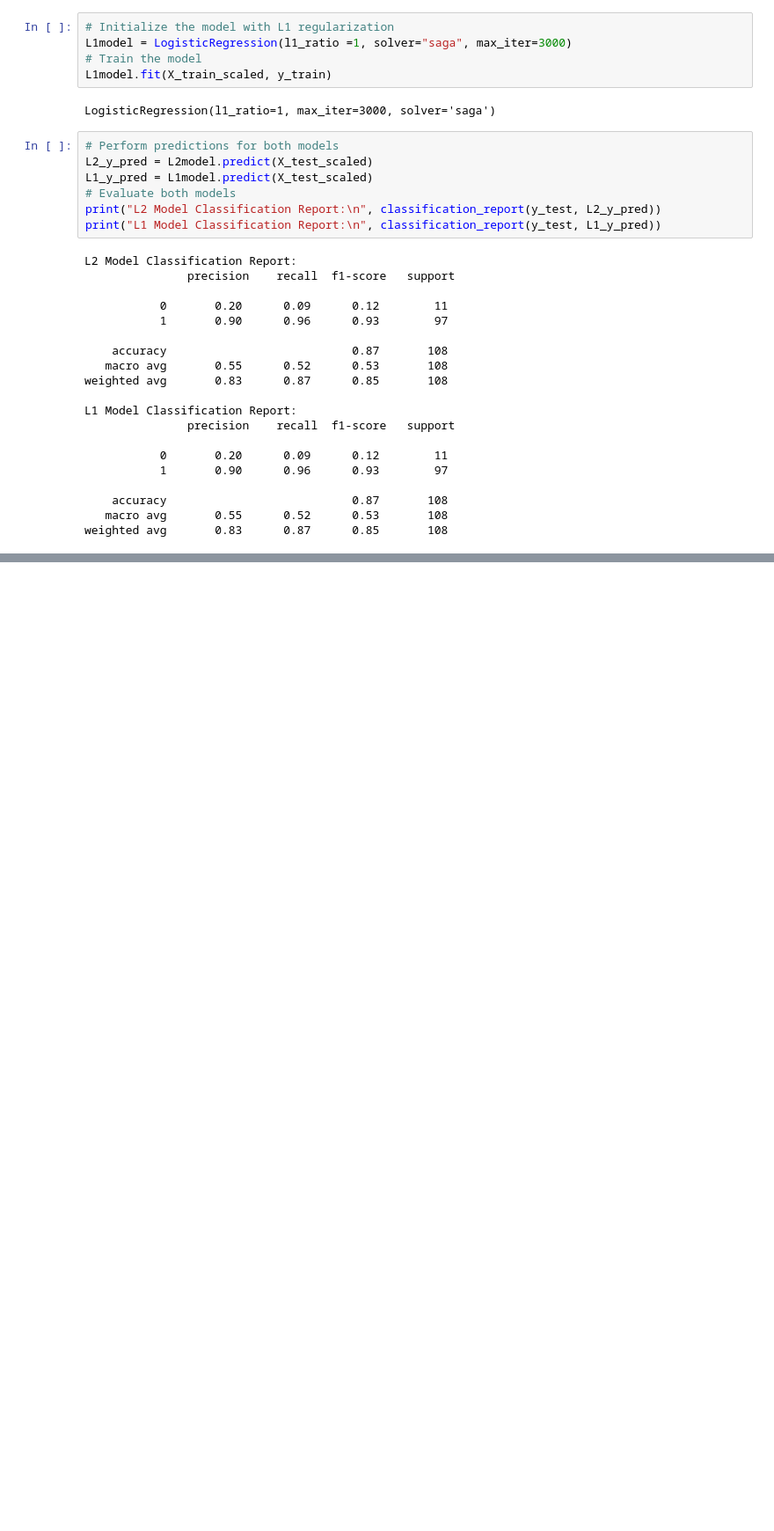
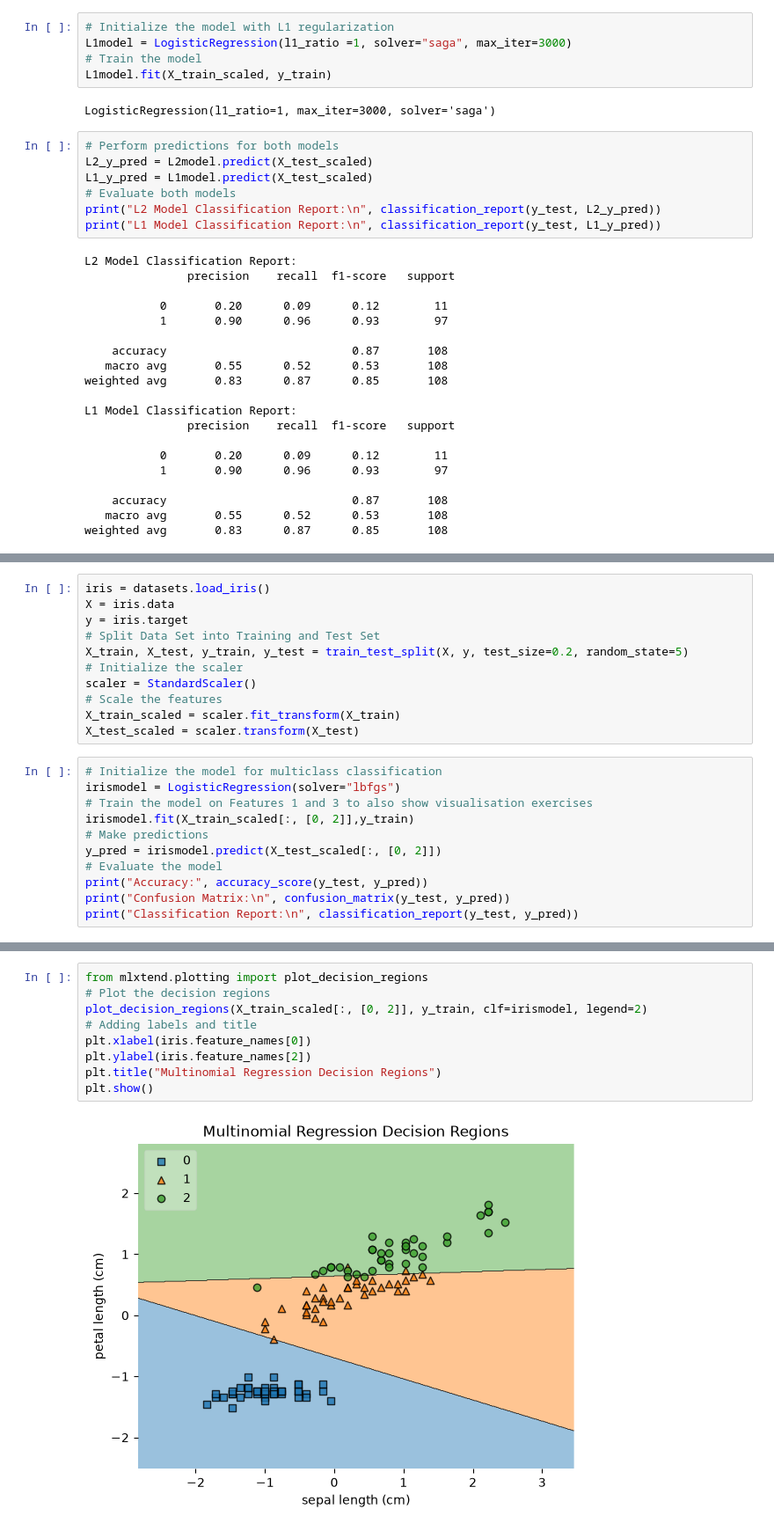
Before and after one commit to kazaarplaya/Artificial-Intelligence, a Jupyter notebook: Lab04_puja0009/Misc/dev.ipynb, the cells around one changed output, grey strips where cells are left out. Shown at 88% size. Drawn from its saved outputs; the diff is of its cells as text; blank space fills up the shorter version.

```diff
--- a/Lab04_puja0009/Misc/example.ipynb
+++ b/Lab04_puja0009/Misc/dev.ipynb
@@ -199,0 +262,22 @@ ValueError: Found input variables with inconsistent numbers of samples: [108, 43
+# %%
+iris = datasets.load_iris()
+X = iris.data
+y = iris.target
+# Split Data Set into Training and Test Set
+X_train, X_test, y_train, y_test = train_test_split(X, y, test_size=0.2, random_state=5)
+# Initialize the scaler
+scaler = StandardScaler()
+# Scale the features
+X_train_scaled = scaler.fit_transform(X_train)
+X_test_scaled = scaler.transform(X_test)
+# %%
+# Initialize the model for multiclass classification
+irismodel = LogisticRegression(solver="lbfgs")
+# Train the model on Features 1 and 3 to also show visualisation exercises
+irismodel.fit(X_train_scaled[:, [0, 2]],y_train)
+# Make predictions
+y_pred = irismodel.predict(X_test_scaled[:, [0, 2]])
+# Evaluate the model
+print("Accuracy:", accuracy_score(y_test, y_pred))
+print("Confusion Matrix:\n", confusion_matrix(y_test, y_pred))
+print("Classification Report:\n", classification_report(y_test, y_pred))
@@ -199,0 +300,11 @@ ValueError: Found input variables with inconsistent numbers of samples: [108, 43
+# %%
+from mlxtend.plotting import plot_decision_regions
+# Plot the decision regions
+plot_decision_regions(X_train_scaled[:, [0, 2]], y_train, clf=irismodel, legend=2)
+# Adding labels and title
+plt.xlabel(iris.feature_names[0])
+plt.ylabel(iris.feature_names[2])
+plt.title("Multinomial Regression Decision Regions")
+plt.show()
+# %% [output]
+[figure, added]
```
Also changed, not shown: parts of 5 cells of this notebook, 8 other files.
